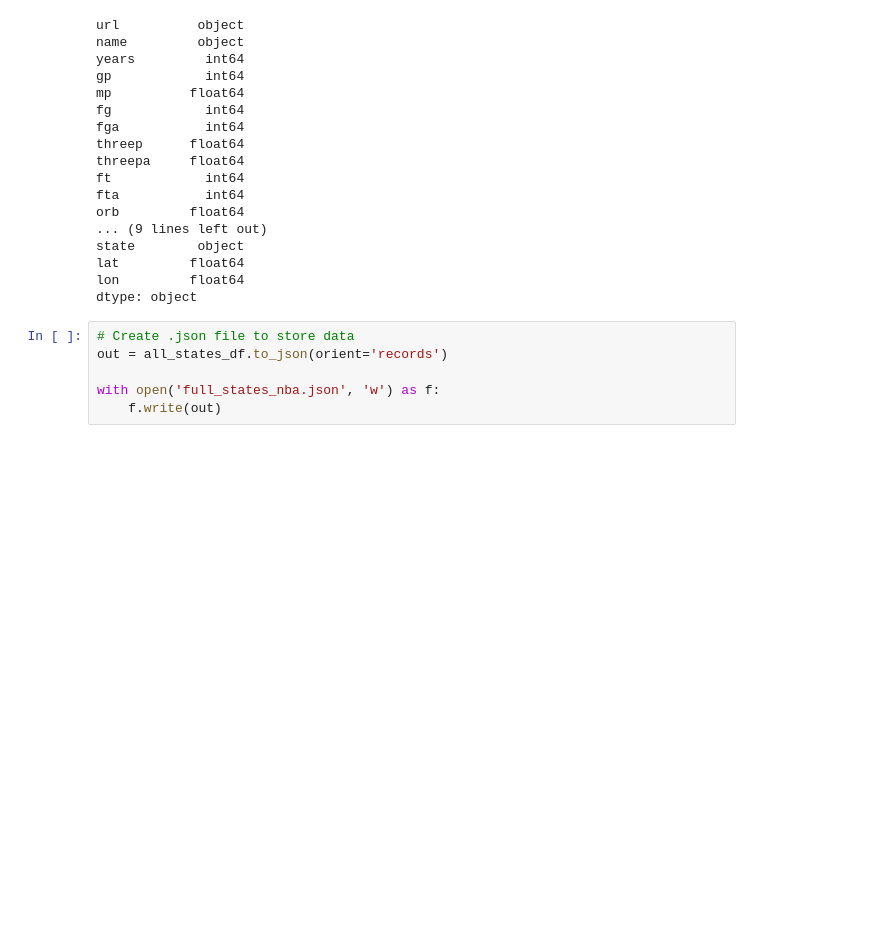
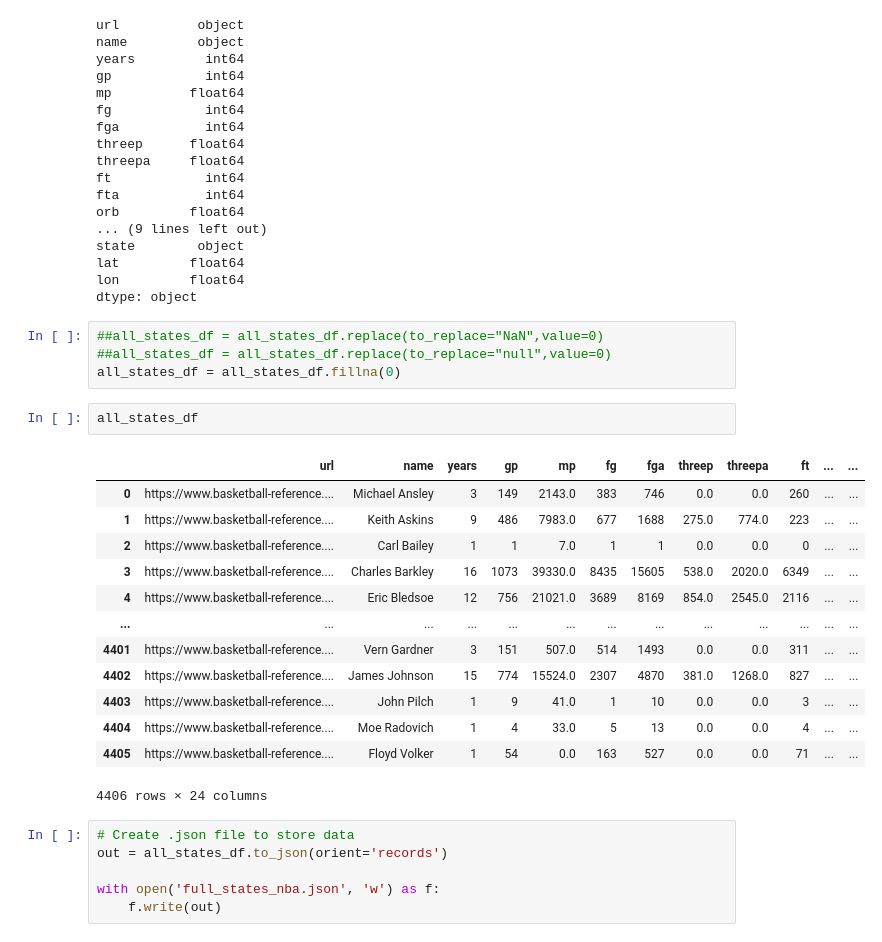
Before and after one commit to maxjackwell/project-3, a Jupyter notebook: Resources/full_scrape.ipynb, the cells around one changed output. Drawn from its saved outputs; the diff is of its cells as text; blank space fills up the shorter version.

```diff
--- a/Resources/full_scrape.ipynb
+++ b/Resources/full_scrape.ipynb
@@ -170,6 +170,26 @@ state        object
 lat         float64
 lon         float64
 dtype: object
+# %%
+##all_states_df = all_states_df.replace(to_replace="NaN",value=0)
+##all_states_df = all_states_df.replace(to_replace="null",value=0)
+all_states_df = all_states_df.fillna(0)
+# %%
+all_states_df
+# %% [output]
+|  | url | name | years | gp | mp | fg | fga | threep | threepa | ft | ... | ... |
+| 0 | https://www.basketball-reference.... | Michael Ansley | 3 | 149 | 2143.0 | 383 | 746 | 0.0 | 0.0 | 260 | ... | ... |
+| 1 | https://www.basketball-reference.... | Keith Askins | 9 | 486 | 7983.0 | 677 | 1688 | 275.0 | 774.0 | 223 | ... | ... |
+| 2 | https://www.basketball-reference.... | Carl Bailey | 1 | 1 | 7.0 | 1 | 1 | 0.0 | 0.0 | 0 | ... | ... |
+| 3 | https://www.basketball-reference.... | Charles Barkley | 16 | 1073 | 39330.0 | 8435 | 15605 | 538.0 | 2020.0 | 6349 | ... | ... |
+| 4 | https://www.basketball-reference.... | Eric Bledsoe | 12 | 756 | 21021.0 | 3689 | 8169 | 854.0 | 2545.0 | 2116 | ... | ... |
+| ... | ... | ... | ... | ... | ... | ... | ... | ... | ... | ... | ... | ... |
+| 4401 | https://www.basketball-reference.... | Vern Gardner | 3 | 151 | 507.0 | 514 | 1493 | 0.0 | 0.0 | 311 | ... | ... |
+| 4402 | https://www.basketball-reference.... | James Johnson | 15 | 774 | 15524.0 | 2307 | 4870 | 381.0 | 1268.0 | 827 | ... | ... |
+| 4403 | https://www.basketball-reference.... | John Pilch | 1 | 9 | 41.0 | 1 | 10 | 0.0 | 0.0 | 3 | ... | ... |
+| 4404 | https://www.basketball-reference.... | Moe Radovich | 1 | 4 | 33.0 | 5 | 13 | 0.0 | 0.0 | 4 | ... | ... |
+| 4405 | https://www.basketball-reference.... | Floyd Volker | 1 | 54 | 0.0 | 163 | 527 | 0.0 | 0.0 | 71 | ... | ... |
+4406 rows × 24 columns
 # %%
 # Create .json file to store data
 out = all_states_df.to_json(orient='records')
```
Also changed, not shown: 8 other files.
